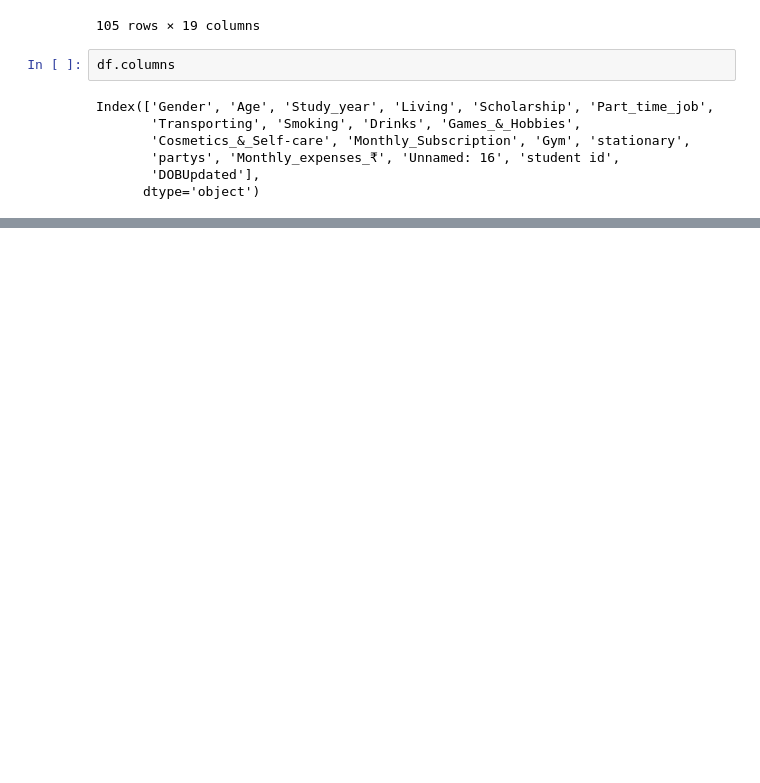
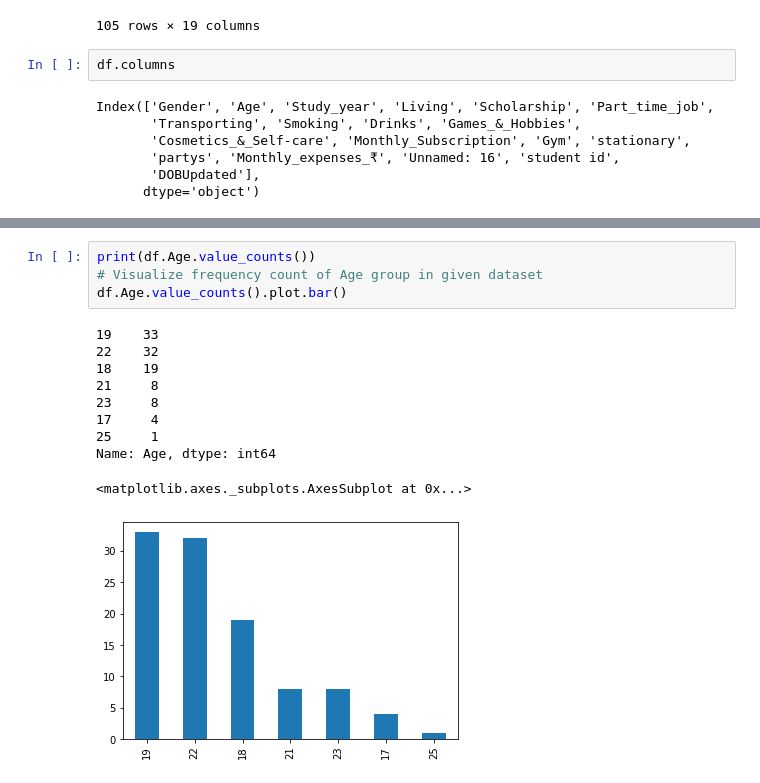
Before and after one commit to hamsasriveni/daefmlproject, a Jupyter notebook: studentsexpenses.ipynb, the cells around one changed output, grey strips where cells are left out. Cells and saved outputs as stored; diff of their text form; blank space fills up the shorter version.

```diff
--- a/studentsexpenses.ipynb
+++ b/studentsexpenses.ipynb
@@ -1145,0 +1200,15 @@ Index(['Gender', 'Age', 'Study_year', 'Living', 'Scholarship', 'Part_time_job',
+# %%
+print(df.Age.value_counts())
+# Visualize frequency count of Age group in given dataset
+df.Age.value_counts().plot.bar()
+# %% [output]
+19    33
+22    32
+18    19
+21     8
+23     8
+17     4
+25     1
+Name: Age, dtype: int64
+<matplotlib.axes._subplots.AxesSubplot at 0x...>
+[figure, added]
```
Also changed, not shown: parts of 57 cells of this notebook.
